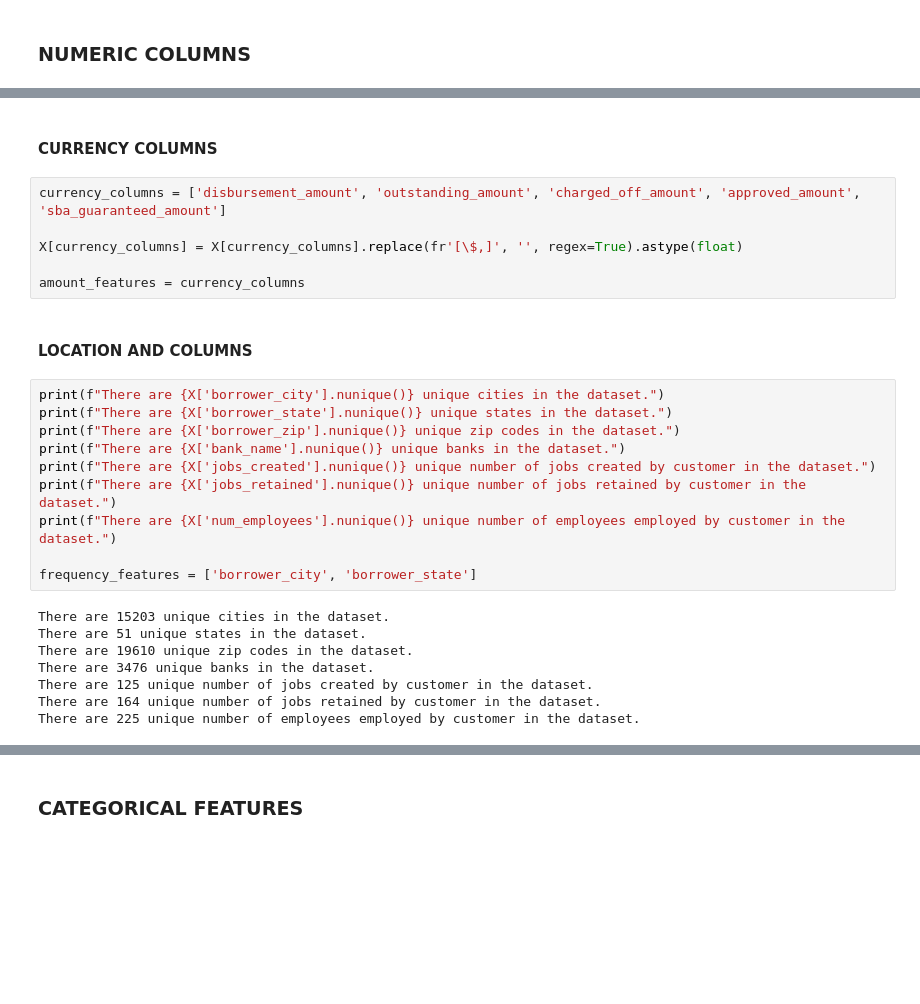
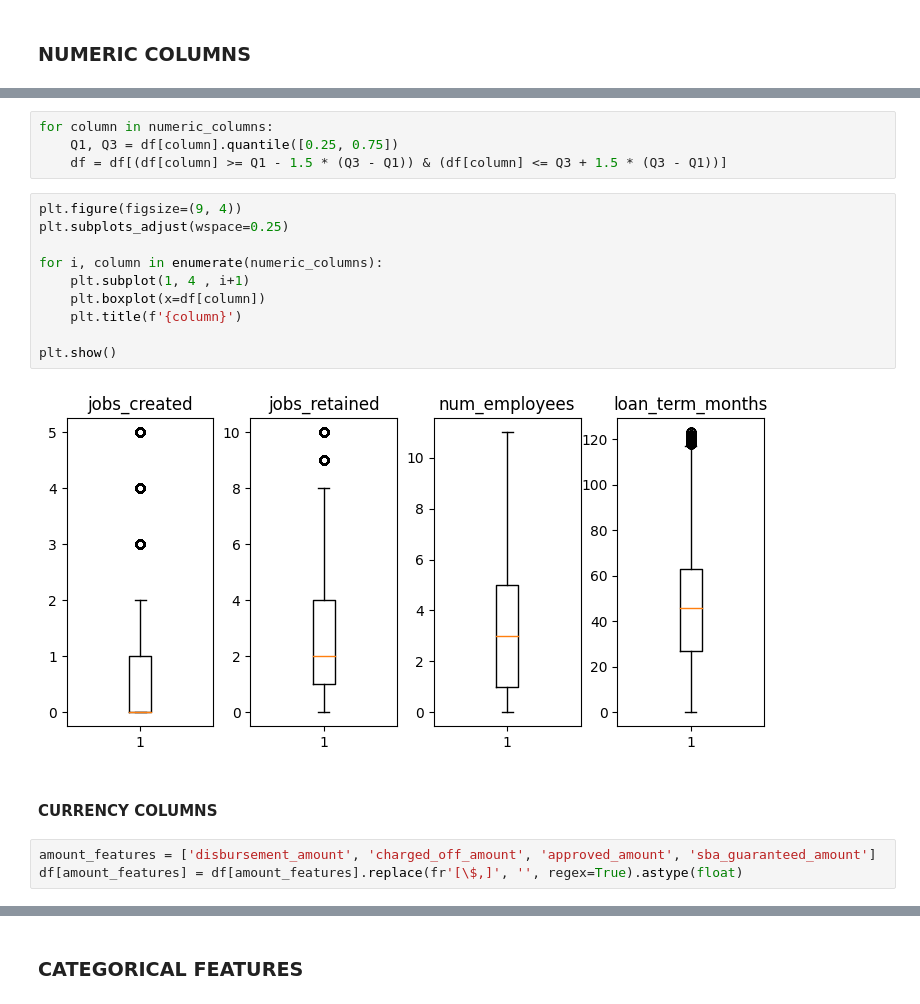
Before and after one commit to dipakexe/StartupLoan, a Jupyter notebook: notebooks/automated_loan_approval.ipynb, the cells around one changed output, grey strips where cells are left out. Cells and saved outputs as stored; diff of their text form; blank space fills up the shorter version.

```diff
--- a/notebooks/automated_loan_approval.ipynb
+++ b/notebooks/automated_loan_approval.ipynb
@@ -366,28 +382,21 @@ numeric_columns = ['jobs_created', 'jobs_retained', 'num_employees']
+# %%
+for column in numeric_columns:
+    Q1, Q3 = df[column].quantile([0.25, 0.75])
+    df = df[(df[column] >= Q1 - 1.5 * (Q3 - Q1)) & (df[column] <= Q3 + 1.5 * (Q3 - Q1))]
+# %%
+plt.figure(figsize=(9, 4))
+plt.subplots_adjust(wspace=0.25)
+
+for i, column in enumerate(numeric_columns):
+    plt.subplot(1, 4 , i+1)
+    plt.boxplot(x=df[column])
+    plt.title(f'{column}')
+
+plt.show()
+# %% [output]
+[figure, added]
 # %% [markdown]
 #### **CURRENCY COLUMNS**
 # %%
-currency_columns = ['disbursement_amount', 'outstanding_amount', 'charged_off_amount', 'approved_amount', 'sba_guaranteed_amount']
-
-X[currency_columns] = X[currency_columns].replace(fr'[\$,]', '', regex=True).astype(float)
-
-amount_features = currency_columns
+amount_features = ['disbursement_amount', 'charged_off_amount', 'approved_amount', 'sba_guaranteed_amount']
+df[amount_features] = df[amount_features].replace(fr'[\$,]', '', regex=True).astype(float)
-# %% [markdown]
-#### **LOCATION AND  COLUMNS**
-# %%
-print(f"There are {X['borrower_city'].nunique()} unique cities in the dataset.")
-print(f"There are {X['borrower_state'].nunique()} unique states in the dataset.")
-print(f"There are {X['borrower_zip'].nunique()} unique zip codes in the dataset.")
-print(f"There are {X['bank_name'].nunique()} unique banks in the dataset.")
-print(f"There are {X['jobs_created'].nunique()} unique number of jobs created by customer in the dataset.")
-print(f"There are {X['jobs_retained'].nunique()} unique number of jobs retained by customer in the dataset.")
-print(f"There are {X['num_employees'].nunique()} unique number of employees employed by customer in the dataset.")
-
-frequency_features = ['borrower_city', 'borrower_state']
-# %% [output]
-There are 15203 unique cities in the dataset.
-There are 51 unique states in the dataset.
-There are 19610 unique zip codes in the dataset.
-There are 3476 unique banks in the dataset.
-There are 125 unique number of jobs created by customer in the dataset.
-There are 164 unique number of jobs retained by customer in the dataset.
-There are 225 unique number of employees employed by customer in the dataset.
```
Also changed, not shown: parts of 40 cells of this notebook.
